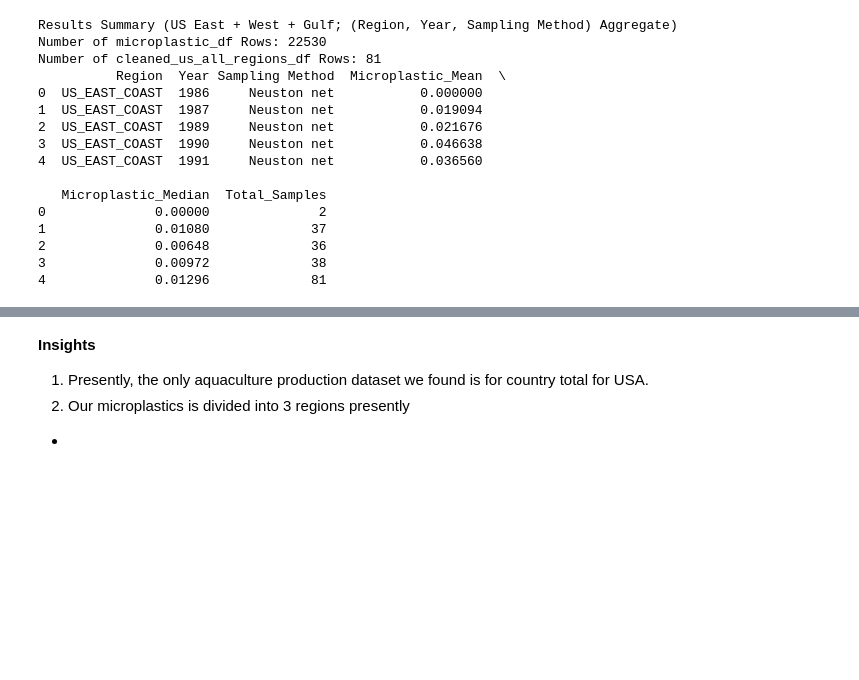
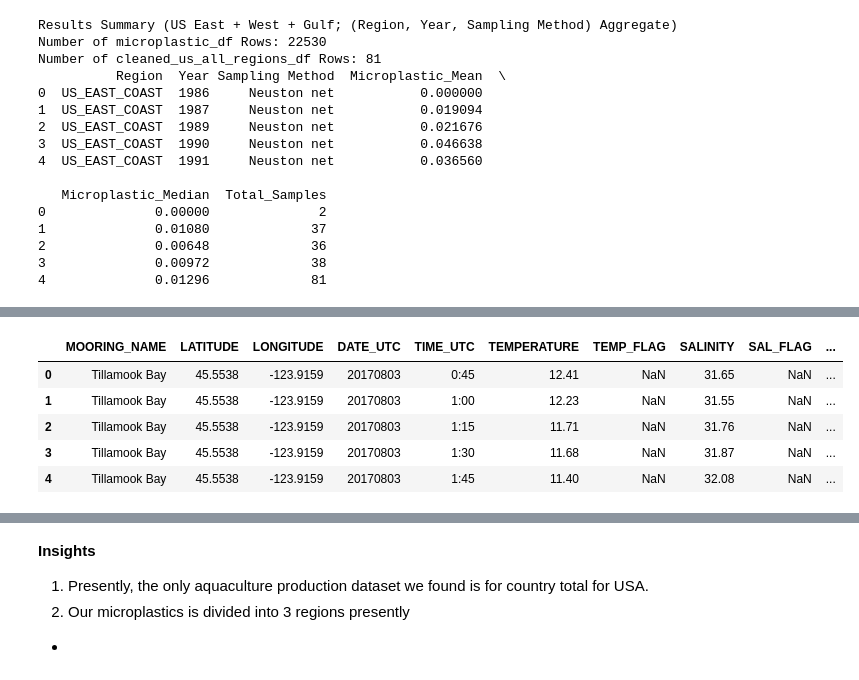
Before and after one commit to Xuanniee/BC3412-Business-Analytics-Consult-Group-Project, a Jupyter notebook: us_data_exploration.ipynb, the cells around one changed output, grey strips where cells are left out. Saved outputs shown, nothing was run; the diff lists cells and outputs as text; code cells hidden in the pictures; blank space fills up the shorter version.

```diff
--- a/us_data_exploration.ipynb
+++ b/us_data_exploration.ipynb
@@ -423,3 +729,12 @@ Number of cleaned_us_all_regions_df Rows: 81
+# %%
+ocean_df.head()
+# %% [output]
+|  | MOORING_NAME | LATITUDE | LONGITUDE | DATE_UTC | TIME_UTC | TEMPERATURE | TEMP_FLAG | SALINITY | SAL_FLAG | ... |
+| 0 | Tillamook Bay | 45.5538 | -123.9159 | 20170803 | 0:45 | 12.41 | NaN | 31.65 | NaN | ... |
+| 1 | Tillamook Bay | 45.5538 | -123.9159 | 20170803 | 1:00 | 12.23 | NaN | 31.55 | NaN | ... |
+| 2 | Tillamook Bay | 45.5538 | -123.9159 | 20170803 | 1:15 | 11.71 | NaN | 31.76 | NaN | ... |
+| 3 | Tillamook Bay | 45.5538 | -123.9159 | 20170803 | 1:30 | 11.68 | NaN | 31.87 | NaN | ... |
+| 4 | Tillamook Bay | 45.5538 | -123.9159 | 20170803 | 1:45 | 11.40 | NaN | 32.08 | NaN | ... |
 # %%
 aquaculture_df = pd.read_csv("./datasets/global_production_quantity.csv")
 
```
Also changed, not shown: parts of 48 cells of this notebook.
